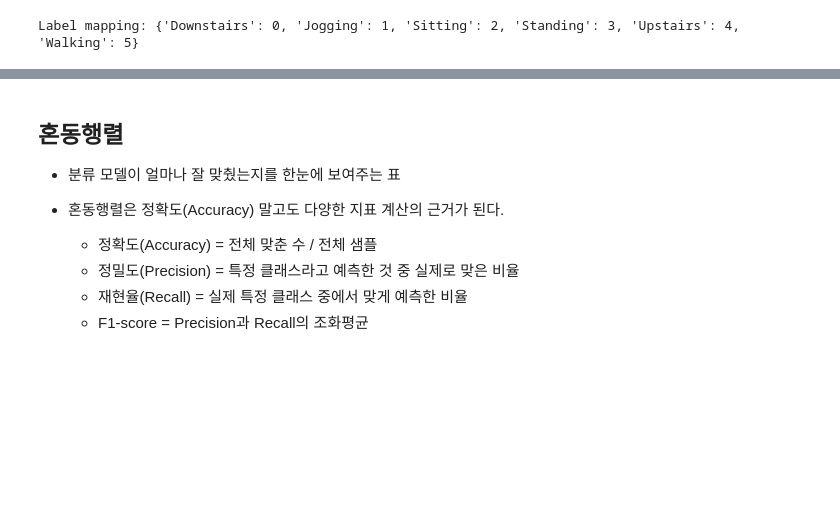
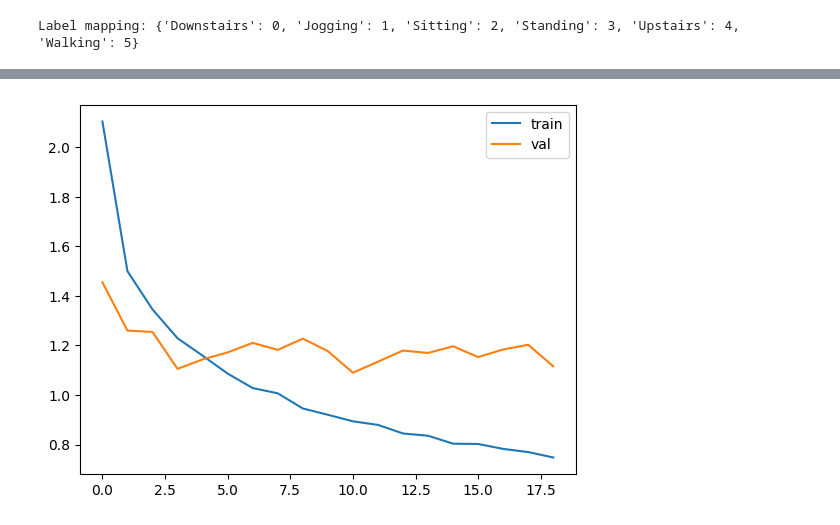
Before and after one commit to Kim-Dongdong/machine-learning-2, a Jupyter notebook: week2/2주차_WISDM_CNN_분류.ipynb, the cells around one changed output, grey strips where cells are left out. Drawn from its saved outputs; the diff is of its cells as text; code cells hidden in the pictures; blank space fills up the shorter version.

```diff
--- a/week2/2주차_WISDM_CNN_분류.ipynb
+++ b/week2/2주차_WISDM_CNN_분류.ipynb
@@ -384,9 +394,6 @@ plt.show()
-# %% [markdown]
-## 혼동행렬
-- 분류 모델이 얼마나 잘 맞췄는지를 한눈에 보여주는 표
-
-- 혼동행렬은 정확도(Accuracy) 말고도 다양한 지표 계산의 근거가 된다.
-  - 정확도(Accuracy) = 전체 맞춘 수 / 전체 샘플
-  - 정밀도(Precision) = 특정 클래스라고 예측한 것 중 실제로 맞은 비율
-  - 재현율(Recall) = 실제 특정 클래스 중에서 맞게 예측한 비율
-  - F1-score = Precision과 Recall의 조화평균
+# %%
+# 13) 학습곡선
+plt.plot(history.history["loss"], label="train")
+plt.plot(history.history["val_loss"], label="val"); plt.legend(); plt.show()
+# %% [output]
+[figure, added]
```
Also changed, not shown: parts of 25 cells of this notebook.
